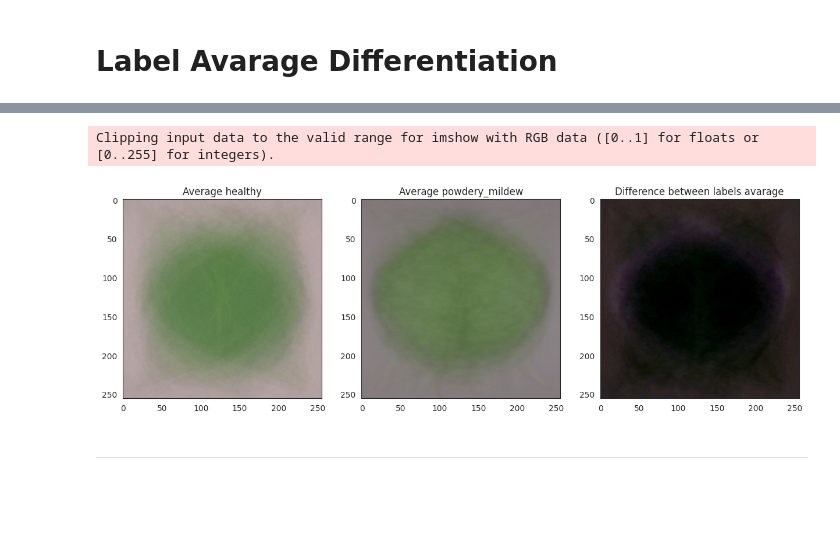
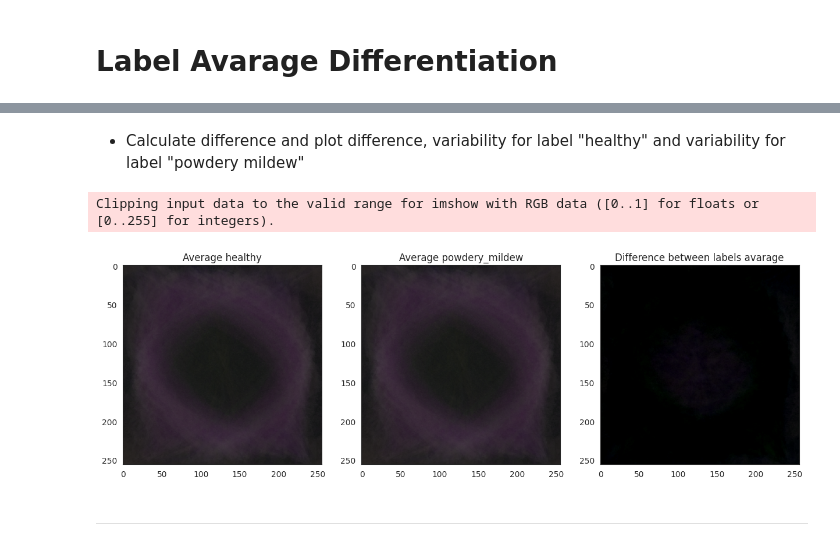
Before and after one commit to jensbrauer/Mildew-Detection-in-Cherry-Leaves, a Jupyter notebook: jupyter_notebooks/03 - DataVisualization.ipynb, the cells around one changed output, grey strips where cells are left out. Drawn from its saved outputs; the diff is of its cells as text; code cells hidden in the pictures; blank space fills up the shorter version.

```diff
--- a/jupyter_notebooks/03 - DataVisualization.ipynb
+++ b/jupyter_notebooks/03 - DataVisualization.ipynb
@@ -166,6 +165,9 @@ To enable the following instructions: AVX2 FMA, in other operations, rebuild Ten
 # %%
 figsize=(10,5)
 
+#store image avgs for comparisson
+img_avgs = []
+img_varblty = []
 for label in labels:
 
     label_array = label_array.reshape(-1,1,1)
@@ -173,7 +175,9 @@ for label in labels:
     sample_array = image_array[boolean_mask]
 
     avg_img = np.mean(sample_array, axis = 0)
+    img_avgs.append(avg_img)
     std_img = np.std(sample_array, axis = 0)
+    img_varblty.append(std_img)
     fig, axes = plt.subplots(nrows=1, ncols=2, figsize=figsize)
     axes[0].set_title(f"Average Image for label {label}")
     axes[0].imshow(avg_img, cmap='gray')
@@ -198,36 +217,24 @@ The output from the cell bellow should be '/workspace/Mildew-Detection-in-Cherry
+# %% [markdown]
+* Calculate difference and plot difference, variability for label "healthy" and variability for label "powdery mildew"
 # %%
-def subset_image_label(image_array,label_array,label):
-    label_array = label_array.reshape(-1,1,1)
-    boolean_mask = np.any(label_array==label,axis=1).reshape(-1)
-    label_img_sample = image_array[boolean_mask]
-    return label_img_sample
 
-boolean_mask = np.any(label_array==label,axis=1).reshape(-1)
-sample_array = image_array[boolean_mask]
+figsize = (15,5)
 
+# calculate difference and plot difference, avg label1 and avg label2
+contrast_varblty = img_varblty[1] - img_varblty[0]
 
-# calculate mean from label1
-images_healthy = subset_image_label(image_array, label_array, labels[0])
-images_healthy_avg = np.mean(images_healthy, axis = 0)
-
-# calculate mean from label2
-images_powdery_mildew = subset_image_label(image_array, label_array, labels[1])
-images_powdery_mildew_avg = np.mean(images_powdery_mildew, axis = 0)
-figsize = (15,5)
-# calculate difference and plot difference, avg label1 and avg label2
-contrast_mean = images_healthy_avg - images_powdery_mildew_avg
 fig, axes = plt.subplots(nrows=1, ncols=3, figsize=figsize)
-axes[0].imshow(images_healthy_avg, cmap='gray')
+axes[0].imshow(img_varblty[0], cmap='gray')
 axes[0].set_title(f'Average {labels[0]}')
-axes[1].imshow(images_powdery_mildew_avg, cmap='gray')
+axes[1].imshow(img_varblty[0], cmap='gray')
 axes[1].set_title(f'Average {labels[1]}')
-axes[2].imshow(contrast_mean, cmap='gray')
+axes[2].imshow(contrast_varblty, cmap='gray')
 axes[2].set_title(f'Difference between labels avarage')
 plt.savefig(fname=version_output+f'/diff_in_label_img_avg')
 plt.show()
 # %% [output]
 Clipping input data to the valid range for imshow with RGB data ([0..1] for floats or [0..255] for integers).
-[figure, old version]
+[figure, new version]
 # %% [markdown]
 ---
 # %% [markdown]
```
Also changed, not shown: parts of 10 cells of this notebook.
